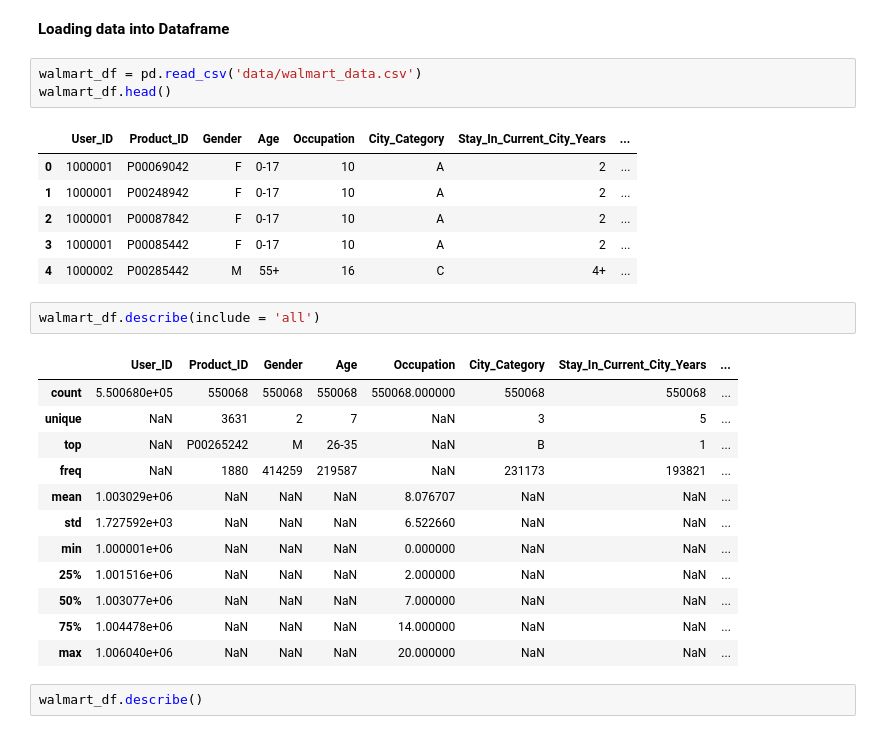
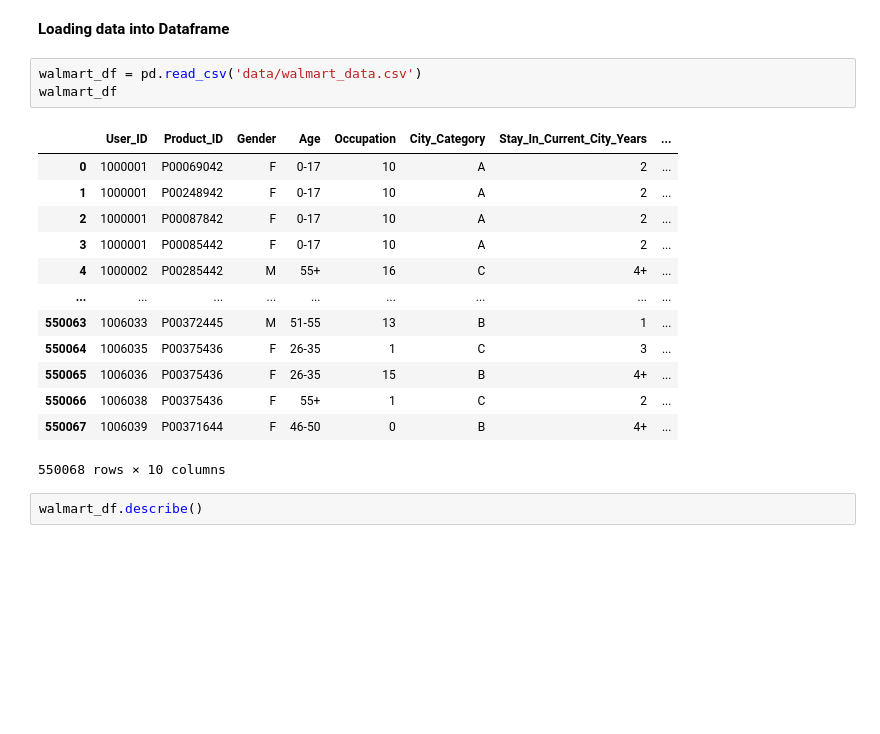
Before and after one commit to sameerudgirkar/DSML-Projects, a Jupyter notebook: Walmart Business Case Study/Walmart Business Case Study - (Confidence Interval and CLT).ipynb, the cells around one changed output. Drawn from its saved outputs; the diff is of its cells as text; blank space fills up the shorter version.

```diff
--- a/Walmart Business Case Study/Walmart Business Case Study - (Confidence Interval and CLT).ipynb
+++ b/Walmart Business Case Study/Walmart Business Case Study - (Confidence Interval and CLT).ipynb
@@ -33,29 +33,21 @@ warnings.filterwarnings("ignore")
 **Loading data into Dataframe**
 # %%
 walmart_df = pd.read_csv('data/walmart_data.csv')
-walmart_df.head()
+walmart_df
 # %% [output]
 |  | User_ID | Product_ID | Gender | Age | Occupation | City_Category | Stay_In_Current_City_Years | ... |
 | 0 | 1000001 | P00069042 | F | 0-17 | 10 | A | 2 | ... |
 | 1 | 1000001 | P00248942 | F | 0-17 | 10 | A | 2 | ... |
 | 2 | 1000001 | P00087842 | F | 0-17 | 10 | A | 2 | ... |
 | 3 | 1000001 | P00085442 | F | 0-17 | 10 | A | 2 | ... |
 | 4 | 1000002 | P00285442 | M | 55+ | 16 | C | 4+ | ... |
+| ... | ... | ... | ... | ... | ... | ... | ... | ... |
+| 550063 | 1006033 | P00372445 | M | 51-55 | 13 | B | 1 | ... |
+| 550064 | 1006035 | P00375436 | F | 26-35 | 1 | C | 3 | ... |
+| 550065 | 1006036 | P00375436 | F | 26-35 | 15 | B | 4+ | ... |
+| 550066 | 1006038 | P00375436 | F | 55+ | 1 | C | 2 | ... |
+| 550067 | 1006039 | P00371644 | F | 46-50 | 0 | B | 4+ | ... |
+550068 rows × 10 columns
-# %%
-walmart_df.describe(include = 'all')
-# %% [output]
-|  | User_ID | Product_ID | Gender | Age | Occupation | City_Category | Stay_In_Current_City_Years | ... |
-| count | 5.500680e+05 | 550068 | 550068 | 550068 | 550068.000000 | 550068 | 550068 | ... |
-| unique | NaN | 3631 | 2 | 7 | NaN | 3 | 5 | ... |
-| top | NaN | P00265242 | M | 26-35 | NaN | B | 1 | ... |
-| freq | NaN | 1880 | 414259 | 219587 | NaN | 231173 | 193821 | ... |
-| mean | 1.003029e+06 | NaN | NaN | NaN | 8.076707 | NaN | NaN | ... |
-| std | 1.727592e+03 | NaN | NaN | NaN | 6.522660 | NaN | NaN | ... |
-| min | 1.000001e+06 | NaN | NaN | NaN | 0.000000 | NaN | NaN | ... |
-| 25% | 1.001516e+06 | NaN | NaN | NaN | 2.000000 | NaN | NaN | ... |
-| 50% | 1.003077e+06 | NaN | NaN | NaN | 7.000000 | NaN | NaN | ... |
-| 75% | 1.004478e+06 | NaN | NaN | NaN | 14.000000 | NaN | NaN | ... |
-| max | 1.006040e+06 | NaN | NaN | NaN | 20.000000 | NaN | NaN | ... |
 # %%
 walmart_df.describe()
 # %% [output]
```
Also changed, not shown: parts of 32 cells of this notebook.
